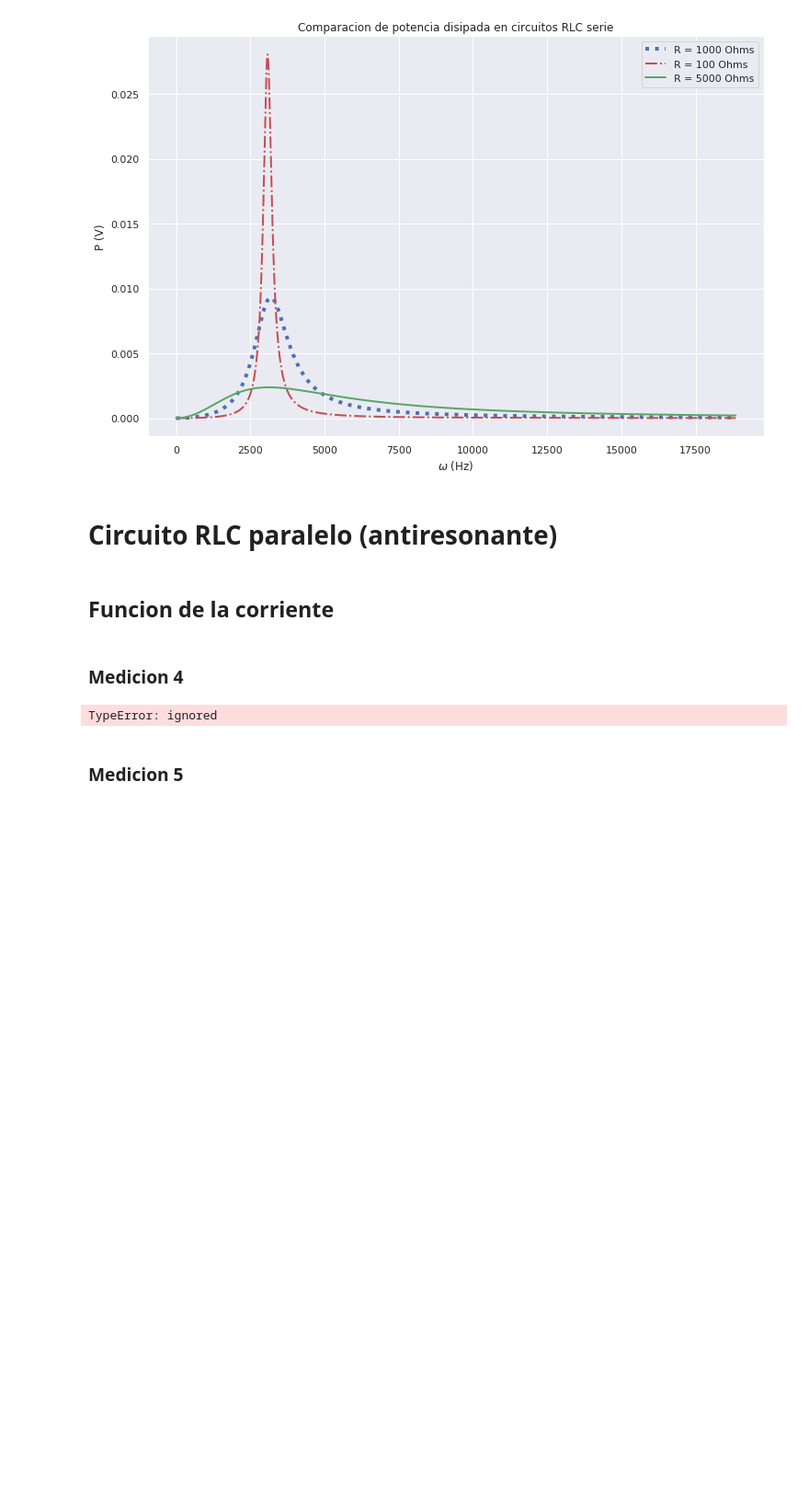
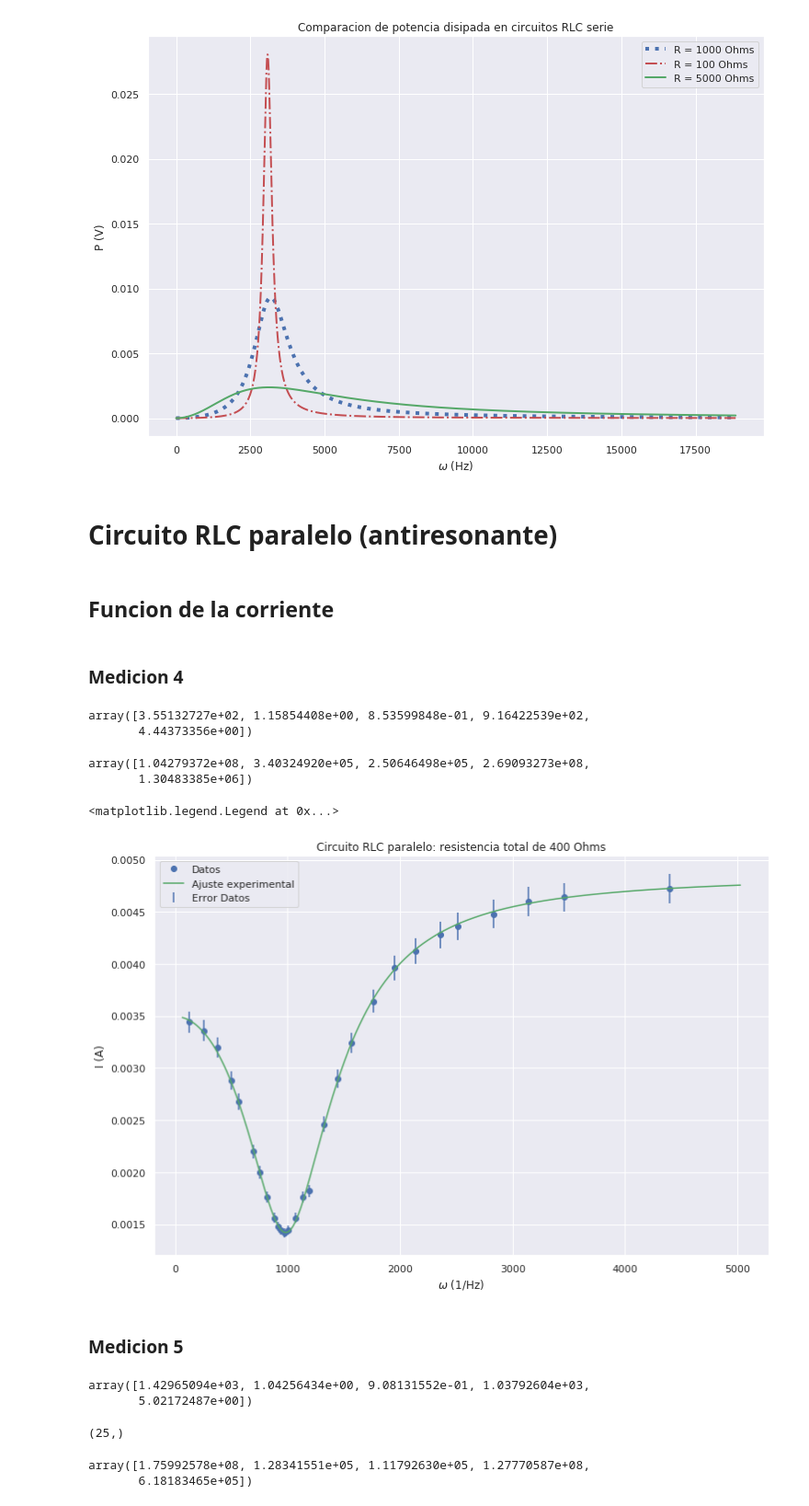
Before and after one commit to mercedesabril/Laboratorio3, a Jupyter notebook: Informe3/Informe3.ipynb, the cells around one changed output. Shown: that part at 92% size. Cells and saved outputs as stored; diff of their text form; code cells hidden in the pictures; blank space fills up the shorter version.

Commit message:
Terminado salvo por problemas en los errores de RLC

```diff
--- a/Informe3/Informe3.ipynb
+++ b/Informe3/Informe3.ipynb
@@ -574,64 +574,44 @@ plt.legend()
 # %% [markdown]
 ## Funcion de la corriente
 # %%
-def corriente_anti (frec, R, C_mic, L):
+def corriente_anti(frec, R, C_mic, L, Rlim, V):
 
-  Vfuente = 5
+    omega = frec*(2*np.pi)
 
-  omega = frec*(2*np.pi)
+    C = C_mic * 10**(-6)
 
-  C = C_mic * 10**(-6)
+    arr = (L/C) - (1j/(omega*C))*R
 
-  num = (R**2 + ((omega**2)*(L**2)))
+    abj = R + ((omega*L) - (1/(omega*C)))*1j
 
-  den = R**2 + ((omega*L) - (1/(omega*C)))**2
+    impedancia_tot = abs(Rlim + (arr/abj))
 
-  aux = (1/(omega*C))**2
-
-  impedancia_total = np.sqrt(aux*num/den)
-
-  I = np.abs(Vfuente)/np.abs(impedancia_total)
-
-  return I
-
-frec_teo2 = np.linspace(0,500,50000)
+    return (V/impedancia_tot)
-# %%
-def corriente_anti (frec, R, C_mic, L, Rlim):
-
-  Vfuente = 13
-
-  omega = frec*(2*np.pi)
-
-  C = C_mic * 10**(-6)
-
-  real = (L*omega*R) - R*(omega*L - (1/(omega*C)))
-
-  img = L*omega*(omega*L - (1/(omega*C))) + R**2
-
-  aux = (omega*C)*(R**2 + (omega*L - (1/(omega*C)))**2)
-
-  impedancia_total = np.sqrt(((real/aux)+Rlim)**2 + img**2)
-
-  I = np.abs(Vfuente)/np.abs(impedancia_total)
-
-  return I
 # %% [markdown]
 ### Medicion 4
 # %%
-https://www.overleaf.com/project/5d93d5eb69e4b40001bae8b7params, var = curve_fit(corriente_anti, med4_anti.frecuencia, med4_anti.corriente, p0 = [400, 1, 1], bounds= ([100, 0, 0], [3000, 10, 20]), sigma=med4_anti.error_corriente)
+params, var = curve_fit(corriente_anti, med4_anti.frecuencia, med4_anti.corriente, p0 = [400, 1, 1, 1000, 5], sigma=med4_anti.error_corriente)
 med4_anti.cargar_ajuste(params, var)
 del params
 del var
 med4_anti.ajuste
 # %% [output]
-TypeError: ignored
+array([3.55132727e+02, 1.15854408e+00, 8.53599848e-01, 9.16422539e+02,
+       4.44373356e+00])
+# %%
+np.sqrt(np.diag(med4_anti.ajuste_error))
+# %% [output]
+array([1.04279372e+08, 3.40324920e+05, 2.50646498e+05, 2.69093273e+08,
+       1.30483385e+06])
 # %%
 plt.figure(figsize=(12,8))
 plt.plot(2*np.pi*med4_anti.frecuencia, med4_anti.corriente, 'o', color = 'b', label='Datos')
 plt.errorbar(2*np.pi*med4_anti.frecuencia, med4_anti.corriente, med4_anti.error_corriente, ls='none', label='Error Datos')
-plt.plot(2*np.pi*frec_teo2, corriente_anti(frec_teo2, 400, 1, 1), color = 'r', label='Modelo teorico')
-plt.plot(2*np.pi*frec_teo2, corriente_anti(frec_teo2, *med4_anti.ajuste), color = 'g', label='Ajuste experimental')
+plt.plot(2*np.pi*np.linspace(10, 800, 50000), corriente_anti(np.linspace(10, 800, 50000), *med4_anti.ajuste), color = 'g', label='Ajuste experimental')
 plt.title('Circuito RLC paralelo: resistencia total de 400 Ohms')
 plt.ylabel('I (A)')
 plt.xlabel('$\omega$ (1/Hz)')
 plt.legend()
+# %% [output]
+<matplotlib.legend.Legend at 0x...>
+[figure, added]
@@ -642,10 +618,22 @@ med4_anti.ajuste_error
 # %% [markdown]
 ### Medicion 5
 # %%
-params, var = curve_fit(corriente_anti, med5_anti.frecuencia, med5_anti.corriente, p0 = [1000, 0.1, 1, 1000], bounds= ([100, 0, 0, 1000], [1500, 1, 1, 4000]), sigma=med5_anti.error_corriente)
+params, var = curve_fit(corriente_anti, med5_anti.frecuencia[8:med5_anti.frecuencia.shape[0]], med5_anti.corriente[8:med5_anti.frecuencia.shape[0]], p0 = [1200, 1, 1, 1000, 5], bounds = ([1000,0.8, 0.8,900,4],[1700,1.2,1.2,1200,7]), sigma=med5_anti.error_corriente[8:med5_anti.frecuencia.shape[0]])
 med5_anti.cargar_ajuste(params, var)
 del params
 del var
 med5_anti.ajuste
+# %% [output]
+array([1.42965094e+03, 1.04256434e+00, 9.08131552e-01, 1.03792604e+03,
+       5.02172487e+00])
+# %%
+med5_anti.frecuencia.shape
+# %% [output]
+(25,)
+# %%
+np.sqrt(np.diag(med5_anti.ajuste_error))
+# %% [output]
+array([1.75992578e+08, 1.28341551e+05, 1.11792630e+05, 1.27770587e+08,
+       6.18183465e+05])
 # %%
 plt.figure(figsize=(12,8))
```
Also changed, not shown: parts of 18 cells of this notebook.
